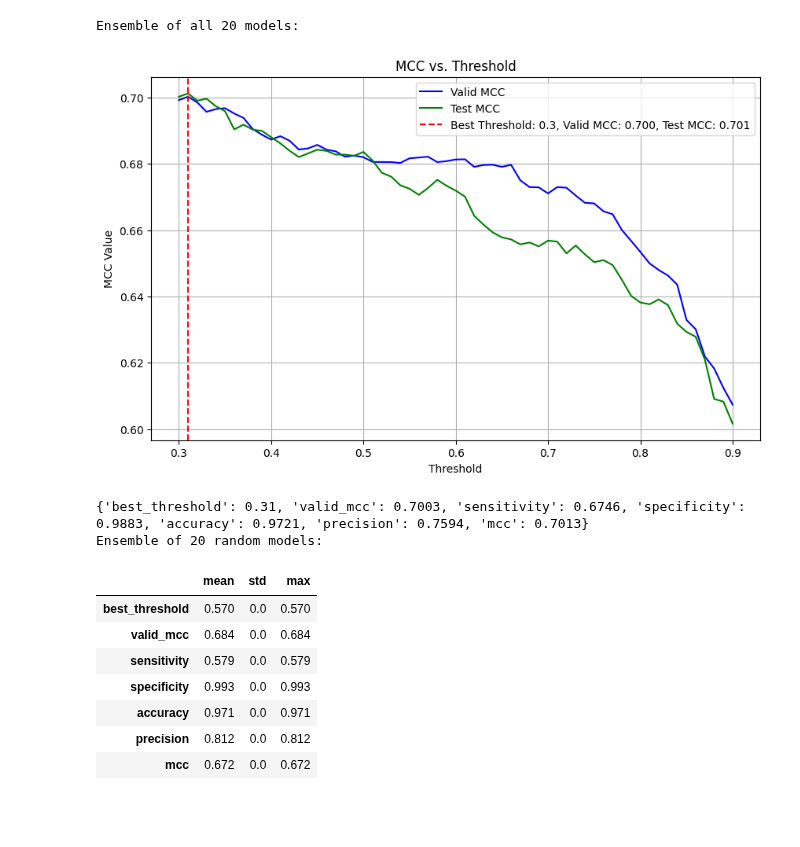
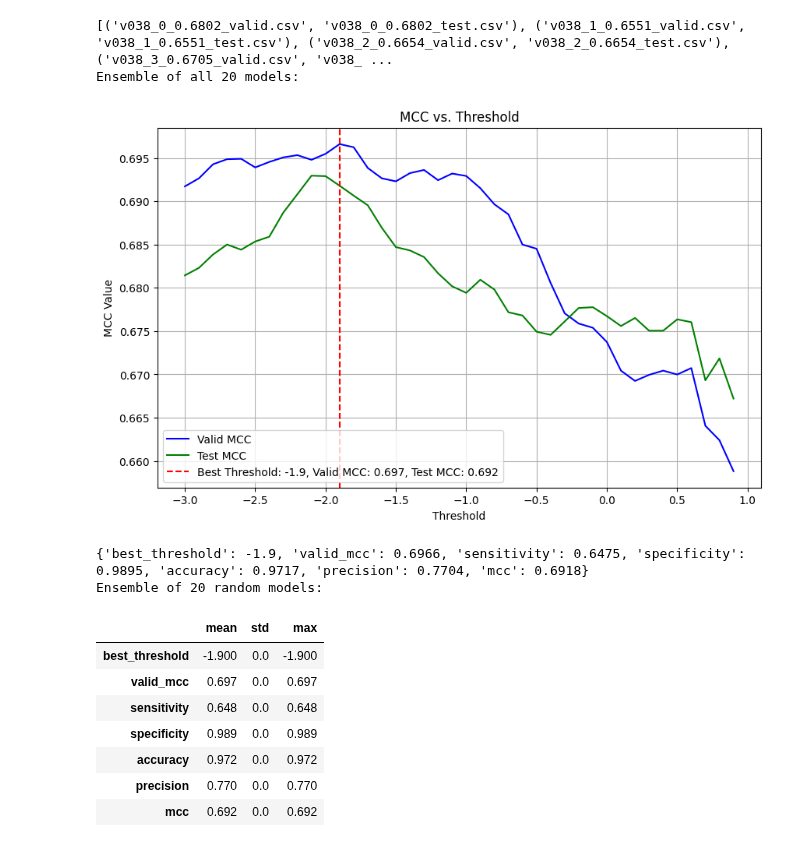
Before and after one commit to dlwocks31/atpbind, a Jupyter notebook: rus/mean_ensemble_csv.ipynb, the cells around one changed output. Drawn from its saved outputs; the diff is of its cells as text; code cells hidden in the pictures; blank space fills up the shorter version.

```diff
--- a/rus/mean_ensemble_csv.ipynb
+++ b/rus/mean_ensemble_csv.ipynb
@@ -19,8 +19,10 @@ def get_preds_with_prefixes(prefixes, seed_start=0, seed_end=20):
     for seed in range(seed_start, seed_end):
         for prefix in prefixes:
             filtered = [file for file in csv_files if file.startswith(f'{prefix}_{seed}_')] # get all file with same seed
+            valid_filtered = [file for file in filtered if file.endswith('valid.csv')] # get all valid file
+            test_filtered = [file for file in filtered if file.endswith('test.csv')] # get all test file
             if filtered:
-                preds.append((filtered[-1], filtered[-2])) # get the one with highest mcc value (valid and test)
+                preds.append((valid_filtered[-1], test_filtered[-1]))
     return preds
 
 def aggregate_preds(preds):
@@ -120,6 +122,7 @@ def random_small_ensembles(preds, n, trial, start=-3, end=1, step=0.1):
 
 def summarize_prefix(prefixes, n, plot=False, start=-3, end=1, step=0.1, apply_sig=False, seed_start=0, seed_end=20):
     preds = get_preds_with_prefixes(prefixes, seed_start=seed_start, seed_end=seed_end)
+    print(preds)
     df_valid, df_test = aggregate_preds(preds)
     print(f'Ensemble of all {len(preds)} models:')
 
@@ -173,15 +205,16 @@ Ensemble of 20 random models:
 # %%
-summarize_prefix(['v014'], n=20, plot=True, start=0.3, end=0.9, step=0.01, seed_start=0, seed_end=20, apply_sig=True)
+summarize_prefix(['v038'], n=20, plot=True, start=-3, end=1, step=0.1, seed_start=0, seed_end=40)
 # %% [output]
+[('v038_0_0.6802_valid.csv', 'v038_0_0.6802_test.csv'), ('v038_1_0.6551_valid.csv', 'v038_1_0.6551_test.csv'), ('v038_2_0.6654_valid.csv', 'v038_2_0.6654_test.csv'), ('v038_3_0.6705_valid.csv', 'v038_ ...
 Ensemble of all 20 models:
-[figure, old version]
+[figure, new version]
-{'best_threshold': 0.31, 'valid_mcc': 0.7003, 'sensitivity': 0.6746, 'specificity': 0.9883, 'accuracy': 0.9721, 'precision': 0.7594, 'mcc': 0.7013}
+{'best_threshold': -1.9, 'valid_mcc': 0.6966, 'sensitivity': 0.6475, 'specificity': 0.9895, 'accuracy': 0.9717, 'precision': 0.7704, 'mcc': 0.6918}
 Ensemble of 20 random models:
 |  | mean | std | max |
-| best_threshold | 0.570 | 0.0 | 0.570 |
-| valid_mcc | 0.684 | 0.0 | 0.684 |
-| sensitivity | 0.579 | 0.0 | 0.579 |
-| specificity | 0.993 | 0.0 | 0.993 |
-| accuracy | 0.971 | 0.0 | 0.971 |
-| precision | 0.812 | 0.0 | 0.812 |
-| mcc | 0.672 | 0.0 | 0.672 |
+| best_threshold | -1.900 | 0.0 | -1.900 |
+| valid_mcc | 0.697 | 0.0 | 0.697 |
+| sensitivity | 0.648 | 0.0 | 0.648 |
+| specificity | 0.989 | 0.0 | 0.989 |
+| accuracy | 0.972 | 0.0 | 0.972 |
+| precision | 0.770 | 0.0 | 0.770 |
+| mcc | 0.692 | 0.0 | 0.692 |
```
Also changed, not shown: parts of 20 cells of this notebook, 8 other files.
